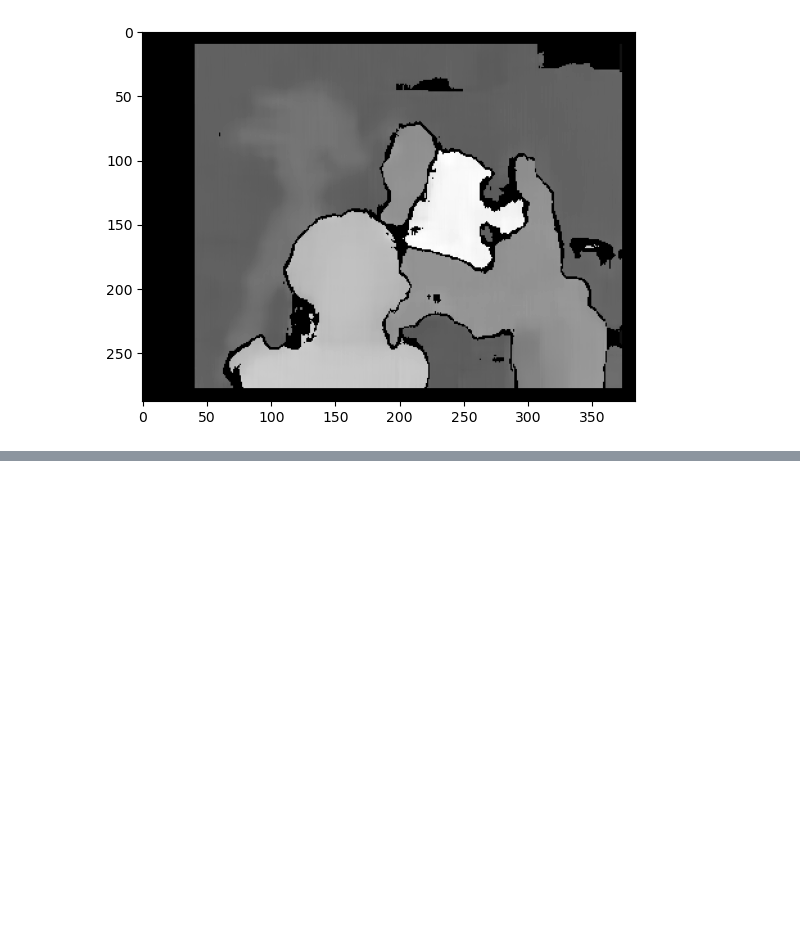
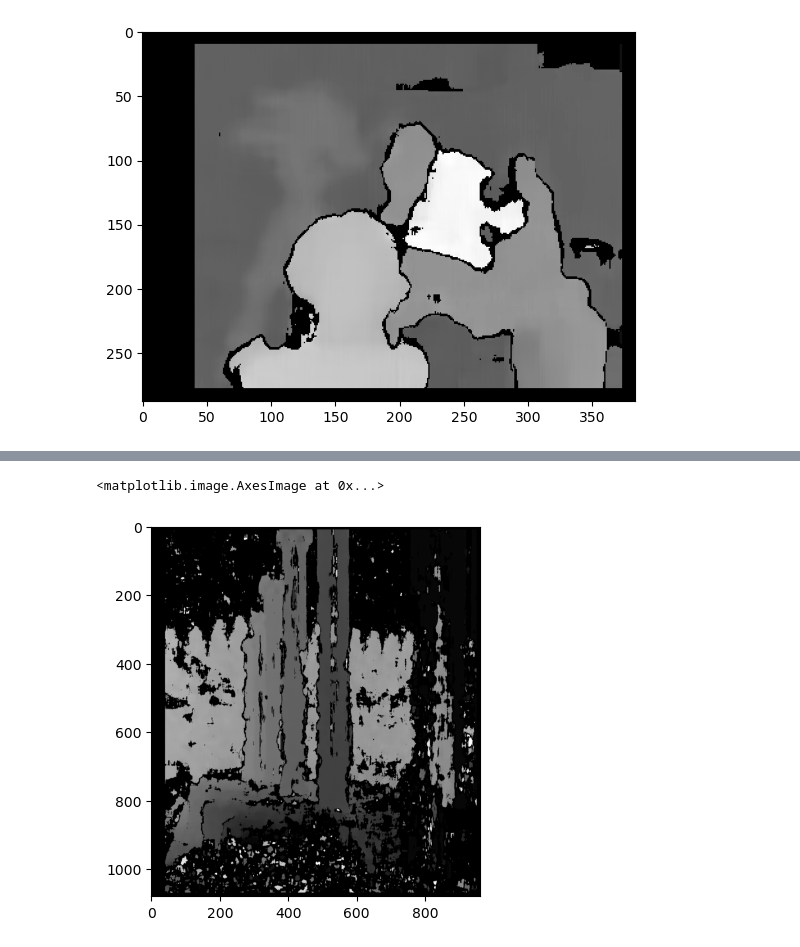
Before and after one commit to gustjr7879/chunjae, a Jupyter notebook: jae22.ipynb, the cells around one changed output, grey strips where cells are left out. Saved outputs shown, nothing was run; the diff lists cells and outputs as text; code cells hidden in the pictures; blank space fills up the shorter version.

```diff
--- a/jae22.ipynb
+++ b/jae22.ipynb
@@ -36,0 +64,5 @@ plt.imshow(disparity,'gray')
+# %%
+stereo = cv.StereoBM_create(numDisparities = 32, blockSize = 21)
+disparity = stereo.compute(t_img,t_img2)
+
+print(disparity) #연산된 값은 array형식으로 된다.
@@ -36,0 +77,5 @@ plt.imshow(disparity,'gray')
+# %%
+plt.imshow(disparity,'gray')
+# %% [output]
+<matplotlib.image.AxesImage at 0x...>
+[figure, added]
```
Also changed, not shown: parts of 7 cells of this notebook.
